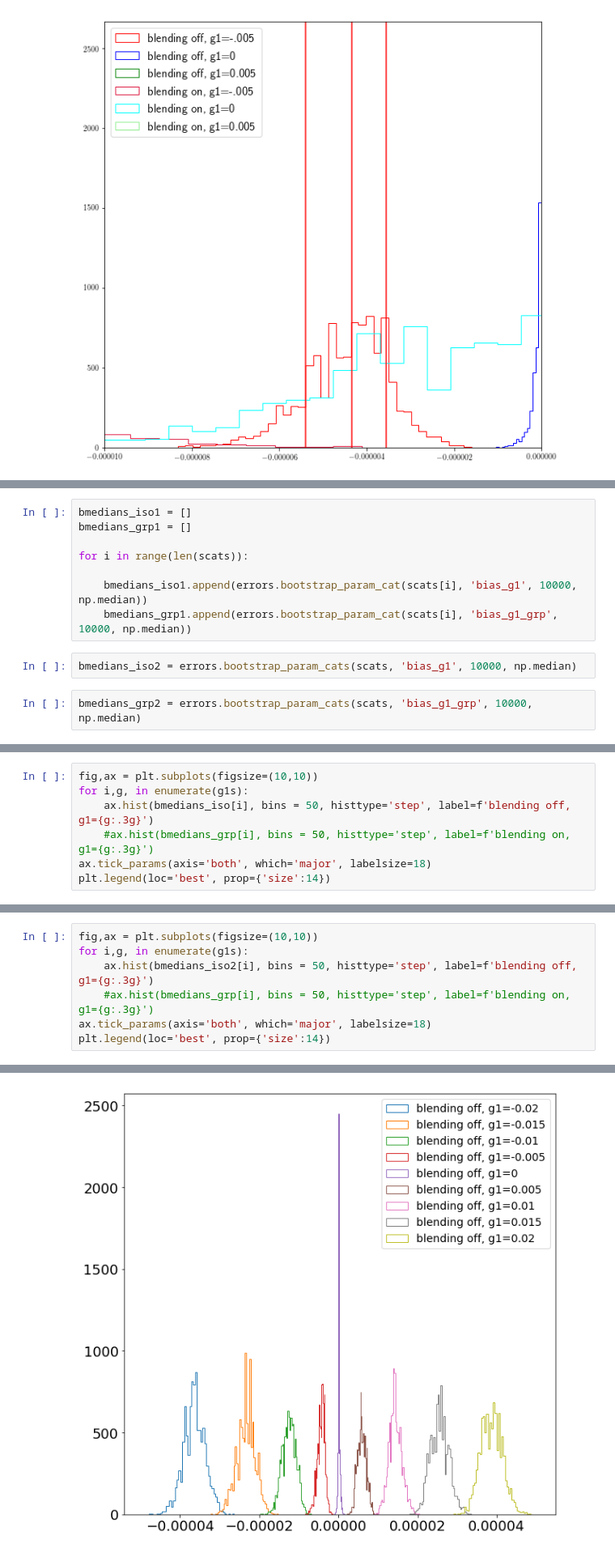
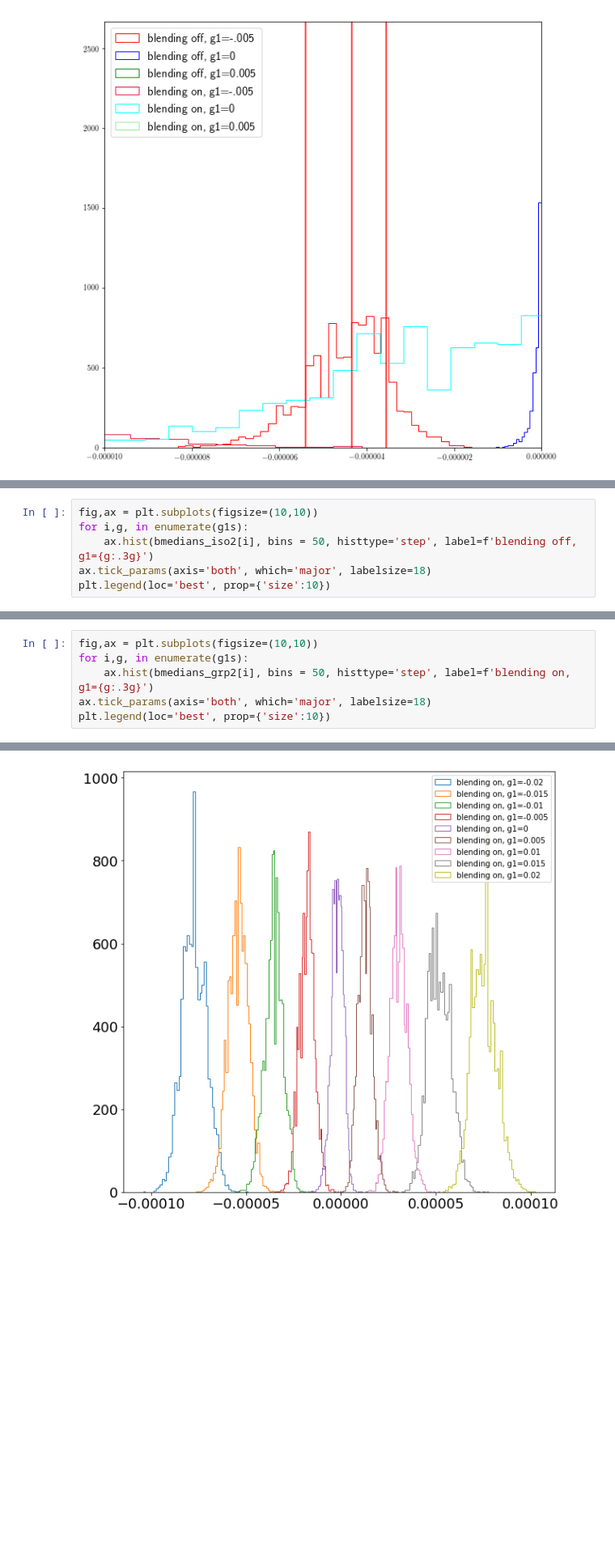
Before and after one commit to ismael-mendoza/wld_code, a Jupyter notebook: tomo-results.ipynb, the cells around one changed output, grey strips where cells are left out. Shown at 81% size. Drawn from its saved outputs; the diff is of its cells as text; blank space fills up the shorter version.

```diff
--- a/tomo-results.ipynb
+++ b/tomo-results.ipynb
@@ -514,12 +619,0 @@ print(g1s)
-# %%
-bmedians_iso1 = []
-bmedians_grp1 = []
-
-for i in range(len(scats)):
-
-    bmedians_iso1.append(errors.bootstrap_param_cat(scats[i], 'bias_g1', 10000, np.median))
-    bmedians_grp1.append(errors.bootstrap_param_cat(scats[i], 'bias_g1_grp', 10000, np.median))
-# %%
-bmedians_iso2 = errors.bootstrap_param_cats(scats, 'bias_g1', 10000, np.median)
-# %%
-bmedians_grp2 = errors.bootstrap_param_cats(scats, 'bias_g1_grp', 10000, np.median)
@@ -547,9 +636,8 @@ array([[ 0.49671415, -0.1382643 ],
 # %%
 fig,ax = plt.subplots(figsize=(10,10))
 for i,g, in enumerate(g1s):
-    ax.hist(bmedians_iso[i], bins = 50, histtype='step', label=f'blending off, g1={g:.3g}')
-    #ax.hist(bmedians_grp[i], bins = 50, histtype='step', label=f'blending on, g1={g:.3g}')
+    ax.hist(bmedians_iso2[i], bins = 50, histtype='step', label=f'blending off, g1={g:.3g}')
 ax.tick_params(axis='both', which='major', labelsize=18)
-plt.legend(loc='best', prop={'size':14})
+plt.legend(loc='best', prop={'size':10})
 # %% [output]
 <matplotlib.legend.Legend at 0x...>
@@ -557,10 +645,9 @@ plt.legend(loc='best', prop={'size':14})
 # %%
 fig,ax = plt.subplots(figsize=(10,10))
 for i,g, in enumerate(g1s):
-    ax.hist(bmedians_iso2[i], bins = 50, histtype='step', label=f'blending off, g1={g:.3g}')
-    #ax.hist(bmedians_grp[i], bins = 50, histtype='step', label=f'blending on, g1={g:.3g}')
+    ax.hist(bmedians_grp2[i], bins = 50, histtype='step', label=f'blending on, g1={g:.3g}')
 ax.tick_params(axis='both', which='major', labelsize=18)
-plt.legend(loc='best', prop={'size':14})
+plt.legend(loc='best', prop={'size':10})
 # %% [output]
 <matplotlib.legend.Legend at 0x...>
-[figure, old version]
+[figure, new version]
```
Also changed, not shown: parts of 78 cells of this notebook, 7 other files.
